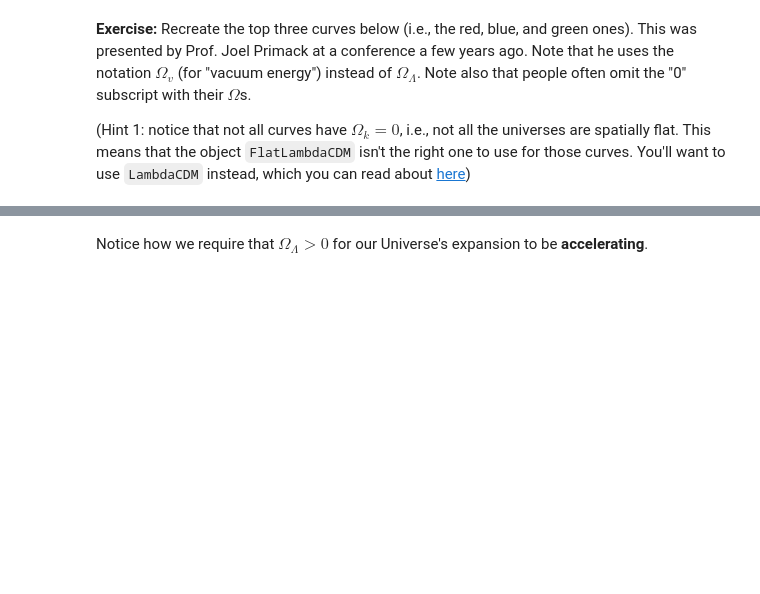
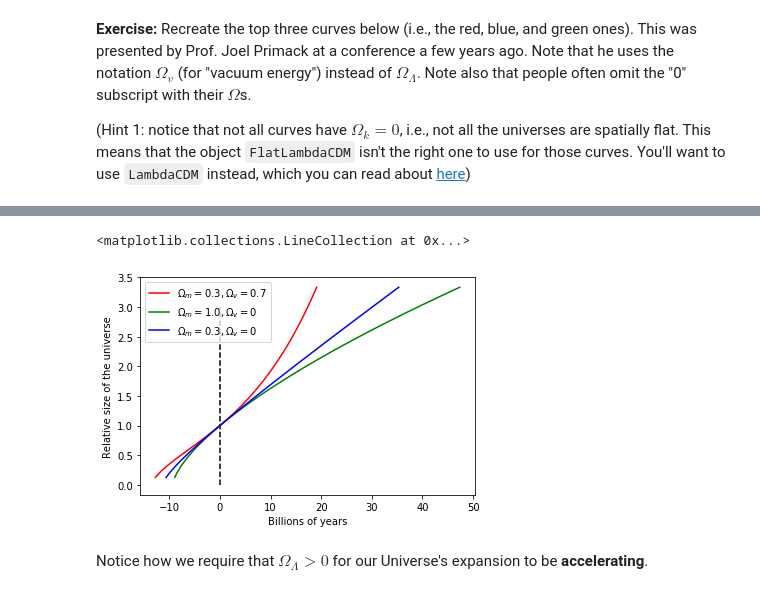
Before and after one commit to nlefrancois6/Phys321, a Jupyter notebook: Lab02/CodingLab02_CosmologicalDistance.ipynb, the cells around one changed output, grey strips where cells are left out. Cells and saved outputs as stored; diff of their text form; code cells hidden in the pictures; blank space fills up the shorter version.

```diff
--- a/Lab02/CodingLab02_CosmologicalDistance.ipynb
+++ b/Lab02/CodingLab02_CosmologicalDistance.ipynb
@@ -214,3 +212,35 @@ Redshift corresponding to 1500 years ago: 1.0434783301970122e-07
+# %%
+from astropy.cosmology import LambdaCDM
+#Initialize the three cosmology models
+cosmo_RED = LambdaCDM(H0=70, Om0=0.3, Ode0=0.7)
+cosmo_GREEN = LambdaCDM(H0=70, Om0=1.0, Ode0=0.)
+cosmo_BLUE = LambdaCDM(H0=70, Om0=0.3, Ode0=0.0)
+
+#Function to create a plot of the universe's expansion over time for a given cosmology model
+n = 1000
+z_min = -0.7
+z_max = 7
+def plot_expansion(universe_model,n,z_min,z_max,colour,label):
+    z_array = np.linspace(z_min,z_max,n)
+    a_array = 1/(1+z_array)
+    time_RED = []
+    age_today = universe_model.age(0)
+    for z in z_array:
+        time = universe_model.age(z)
+        time_RED.append(time.value-age_today.value)
+    plt.plot(time_RED,a_array,color=colour,label=label)
+    plt.xlabel("Billions of years")
+    plt.ylabel("Relative size of the universe")
+
+#Plot the figures
+plot_expansion(cosmo_RED,n,z_min,z_max,'red','$\Omega_m=0.3 , \Omega_v=0.7$')
+plot_expansion(cosmo_GREEN,n,z_min,z_max,'green','$\Omega_m=1.0 , \Omega_v=0$')
+plot_expansion(cosmo_BLUE,n,z_min,z_max,'blue','$\Omega_m=0.3 , \Omega_v=0$')
+plt.legend()
+plt.vlines(0,0,3,linestyle='--')
+# %% [output]
+<matplotlib.collections.LineCollection at 0x...>
+[figure, added]
 # %% [markdown]
 Notice how we require that $\Omega_\Lambda > 0$ for our Universe's expansion to be **accelerating**.
 # %% [markdown]
```
Also changed, not shown: parts of 7 cells of this notebook.
